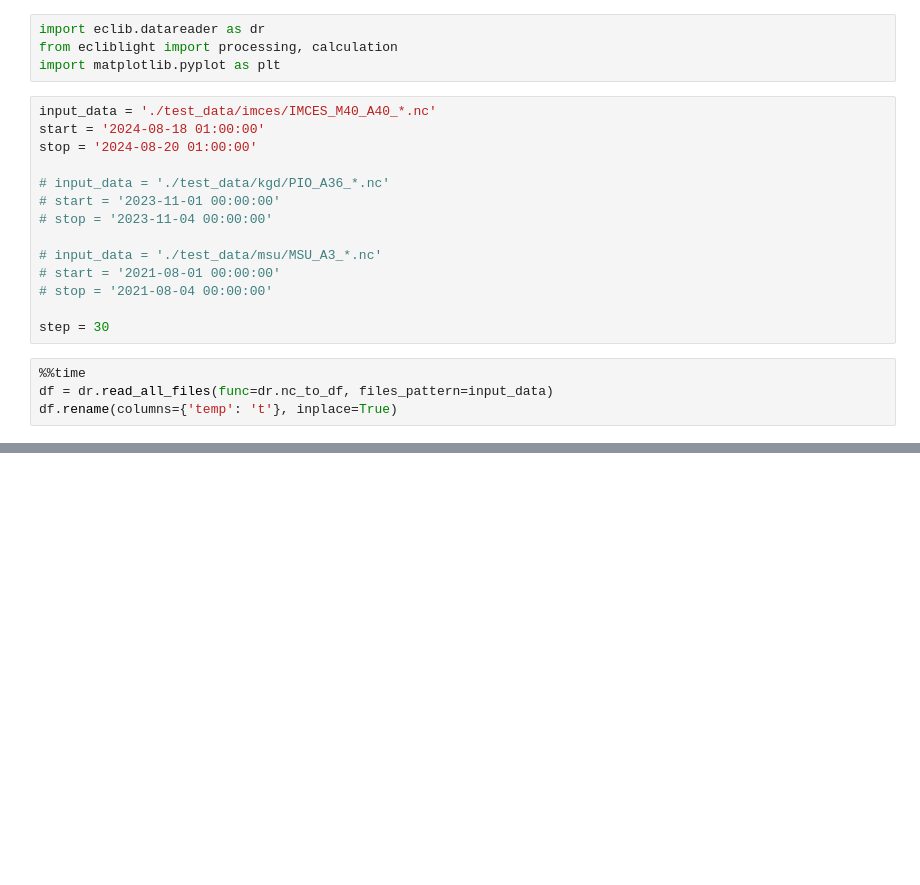
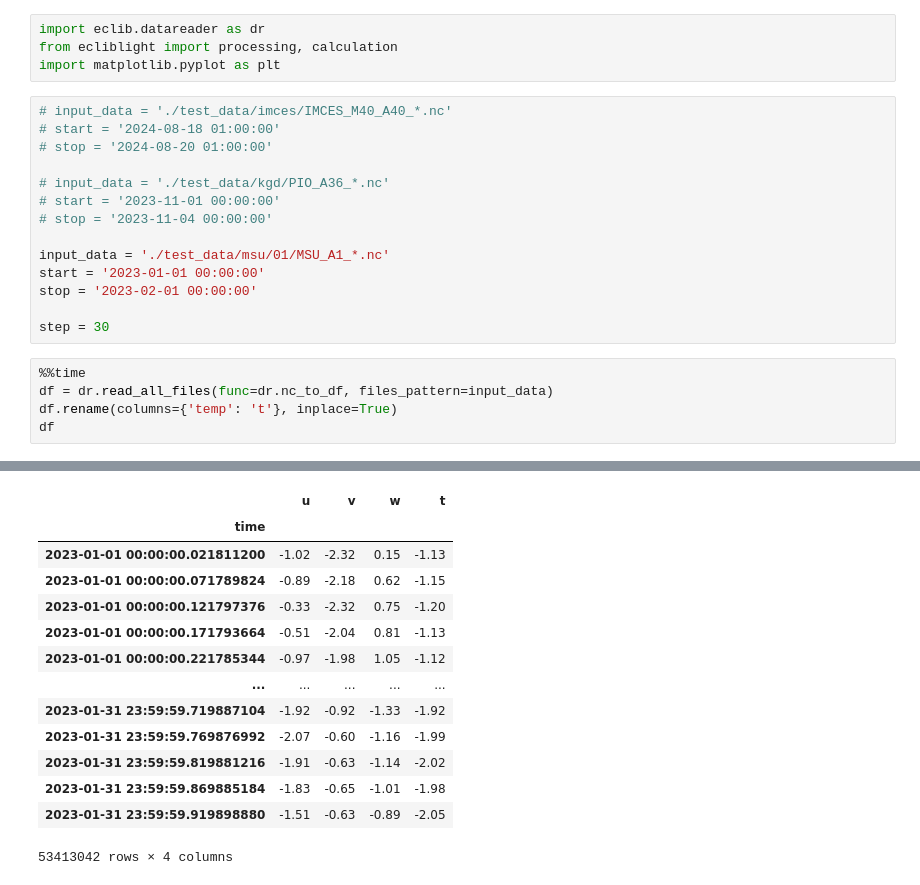
Before and after one commit to DrozdIlya/eclib, a Jupyter notebook: ecliblight.ipynb, the cells around one changed output, grey strips where cells are left out. Cells and saved outputs as stored; diff of their text form; blank space fills up the shorter version.

```diff
--- a/ecliblight.ipynb
+++ b/ecliblight.ipynb
@@ -3,21 +3,22 @@ import eclib.datareader as dr
 from ecliblight import processing, calculation
 import matplotlib.pyplot as plt
 # %%
-input_data = './test_data/imces/IMCES_M40_A40_*.nc'
-start = '2024-08-18 01:00:00'
-stop = '2024-08-20 01:00:00'
+# input_data = './test_data/imces/IMCES_M40_A40_*.nc'
+# start = '2024-08-18 01:00:00'
+# stop = '2024-08-20 01:00:00'
 
 # input_data = './test_data/kgd/PIO_A36_*.nc'
 # start = '2023-11-01 00:00:00'
 # stop = '2023-11-04 00:00:00'
 
-# input_data = './test_data/msu/MSU_A3_*.nc'
-# start = '2021-08-01 00:00:00'
-# stop = '2021-08-04 00:00:00'
+input_data = './test_data/msu/01/MSU_A1_*.nc'
+start = '2023-01-01 00:00:00'
+stop = '2023-02-01 00:00:00'
 
 step = 30
 # %%
 %%time
 df = dr.read_all_files(func=dr.nc_to_df, files_pattern=input_data)
 df.rename(columns={'temp': 't'}, inplace=True)
+df
 # %% [output]
@@ -25,0 +27,14 @@ Wall time: 1.19 s
+|  | u | v | w | t |
+| time |  |  |  |  |
+| 2023-01-01 00:00:00.021811200 | -1.02 | -2.32 | 0.15 | -1.13 |
+| 2023-01-01 00:00:00.071789824 | -0.89 | -2.18 | 0.62 | -1.15 |
+| 2023-01-01 00:00:00.121797376 | -0.33 | -2.32 | 0.75 | -1.20 |
+| 2023-01-01 00:00:00.171793664 | -0.51 | -2.04 | 0.81 | -1.13 |
+| 2023-01-01 00:00:00.221785344 | -0.97 | -1.98 | 1.05 | -1.12 |
+| ... | ... | ... | ... | ... |
+| 2023-01-31 23:59:59.719887104 | -1.92 | -0.92 | -1.33 | -1.92 |
+| 2023-01-31 23:59:59.769876992 | -2.07 | -0.60 | -1.16 | -1.99 |
+| 2023-01-31 23:59:59.819881216 | -1.91 | -0.63 | -1.14 | -2.02 |
+| 2023-01-31 23:59:59.869885184 | -1.83 | -0.65 | -1.01 | -1.98 |
+| 2023-01-31 23:59:59.919898880 | -1.51 | -0.63 | -0.89 | -2.05 |
+53413042 rows × 4 columns
```
Also changed, not shown: parts of 6 cells of this notebook, 4 other files.
